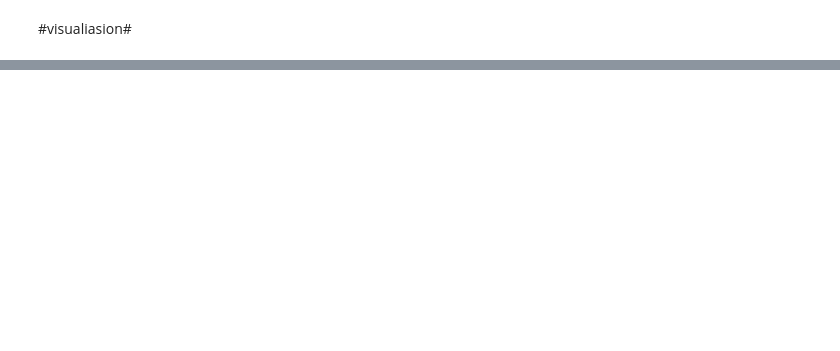
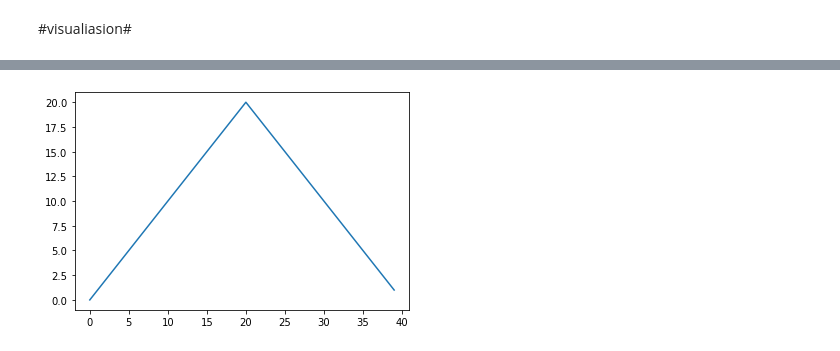
Before and after one commit to LuweiCai123/learningPython, a Jupyter notebook: 01-numpy.ipynb, the cells around one changed output, grey strips where cells are left out. Saved outputs shown, nothing was run; the diff lists cells and outputs as text; code cells hidden in the pictures; blank space fills up the shorter version.

```diff
--- a/01-numpy.ipynb
+++ b/01-numpy.ipynb
@@ -175,0 +197,4 @@ print(data.max)
+# %%
+max_plot = plt.plot(data.max(axis=0))
+# %% [output]
+[figure, added]
```
Also changed, not shown: parts of 11 cells of this notebook.
